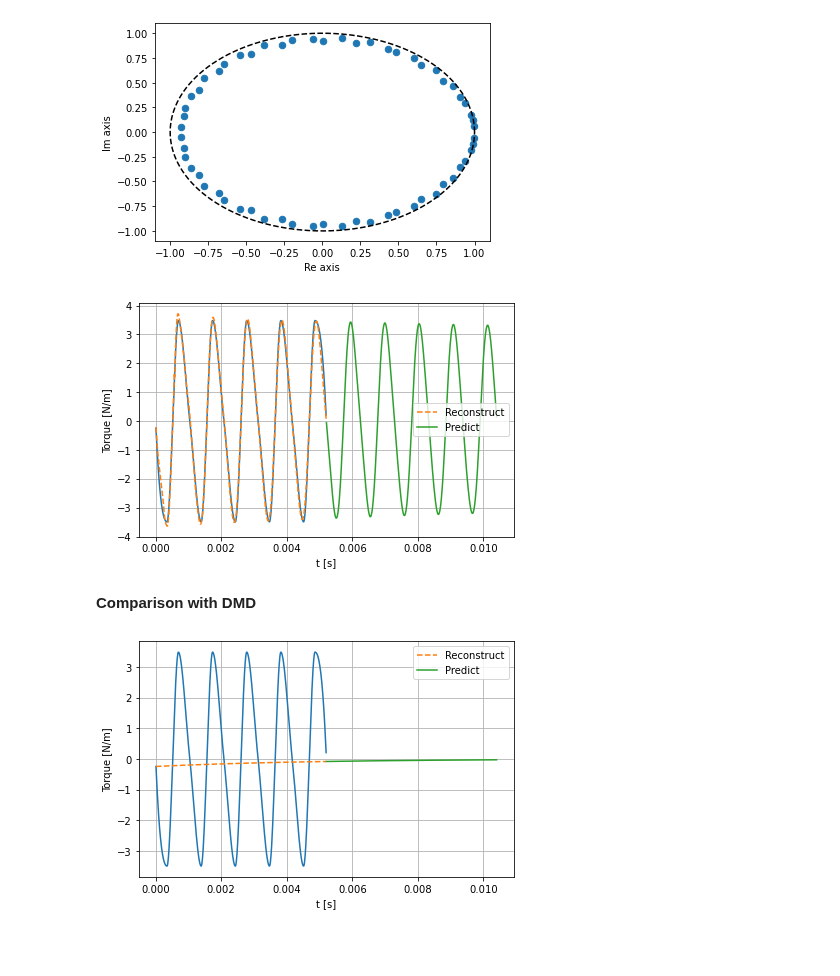
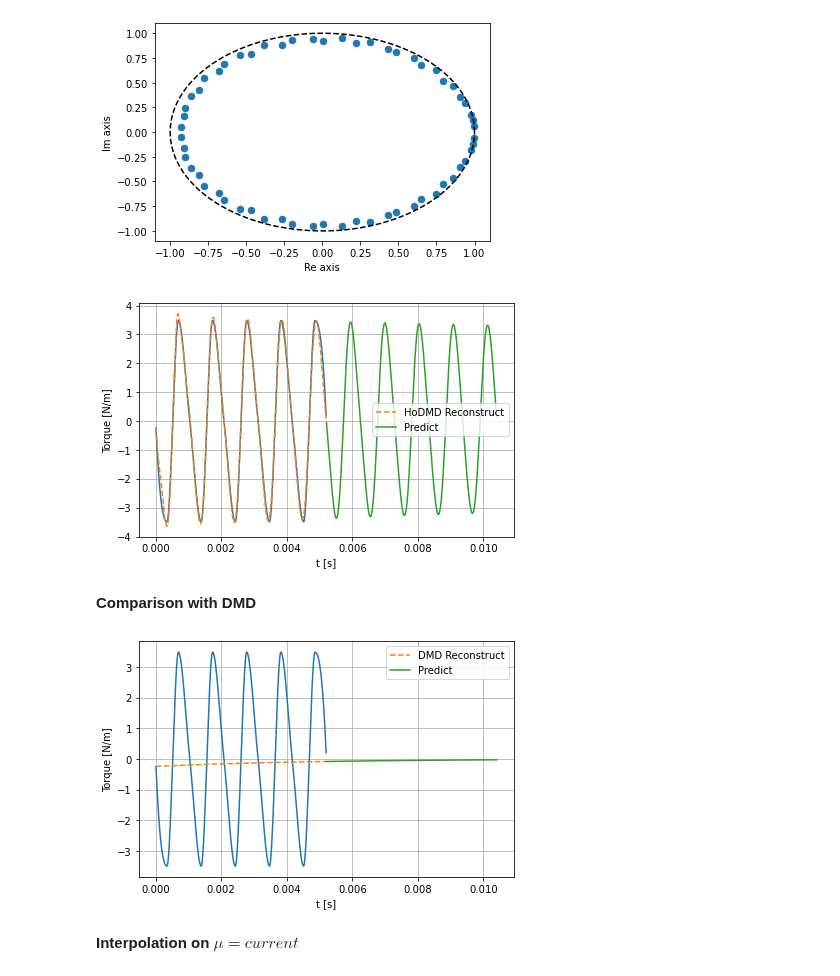
Before and after one commit to azzeddinetiba/ROM_AM, a Jupyter notebook: examples/Motor_torque.ipynb, the cells around one changed output. Drawn from its saved outputs; the diff is of its cells as text; code cells hidden in the pictures; blank space fills up the shorter version.

```diff
--- a/examples/Motor_torque.ipynb
+++ b/examples/Motor_torque.ipynb
@@ -83,21 +83,21 @@ plt.plot(np.cos(theta), np.sin(theta), "k--");
 # %%
 #HoDMD prediction
 pred_coeff = 2
 t_predict = np.concatenate((t, np.linspace(t[-1] + dt, pred_coeff *t[-1], nt)))
 
 prediction = np.real(rom.predict(t_predict,t1 = t[0],))
 reconstr_cutoff = int((1/pred_coeff)*t_predict.shape[0])
 
 plt.plot(t, X[0, :]);
-plt.plot(t_predict[:reconstr_cutoff], prediction[0, :reconstr_cutoff], '--', label = 'Reconstruct');
+plt.plot(t_predict[:reconstr_cutoff], prediction[0, :reconstr_cutoff], '--', label = 'HoDMD Reconstruct');
 plt.plot(t_predict[reconstr_cutoff::], prediction[0, reconstr_cutoff::], label = 'Predict');
 plt.grid();
 plt.legend();
 plt.xlabel("t [s]")
 plt.ylabel("Torque [N/m]")
 plt.tight_layout();
 # %% [output]
-[figure, old version]
+[figure, new version]
 # %% [markdown]
 **Comparison with DMD**
 # %%
@@ -108,7 +108,7 @@ dmd = DMD()
 rom = ROM(dmd)
 rom.decompose(X[:, :-1], Y=X[:, 1::], dt = dt,)
 # %%
-#HoDMD prediction
+#DMD prediction
 pred_coeff = 2
 t_predict = np.concatenate((t, np.linspace(t[-1] + dt, pred_coeff *t[-1], nt)))
 
@@ -116,7 +116,7 @@ prediction = np.real(rom.predict(t_predict,t1 = t[0],))
 reconstr_cutoff = int((1/pred_coeff)*t_predict.shape[0])
 
 plt.plot(t, X[0, :]);
-plt.plot(t_predict[:reconstr_cutoff], prediction[0, :reconstr_cutoff], '--', label = 'Reconstruct');
+plt.plot(t_predict[:reconstr_cutoff], prediction[0, :reconstr_cutoff], '--', label = 'DMD Reconstruct');
 plt.plot(t_predict[reconstr_cutoff::], prediction[0, reconstr_cutoff::], label = 'Predict');
 plt.grid();
 plt.legend();
@@ -124,4 +124,6 @@ plt.xlabel("t [s]")
 plt.ylabel("Torque [N/m]")
 plt.tight_layout();
 # %% [output]
-[figure, old version]
+[figure, new version]
+# %% [markdown]
+**Interpolation on $\mu = current$**
```
Also changed, not shown: parts of 7 cells of this notebook.
